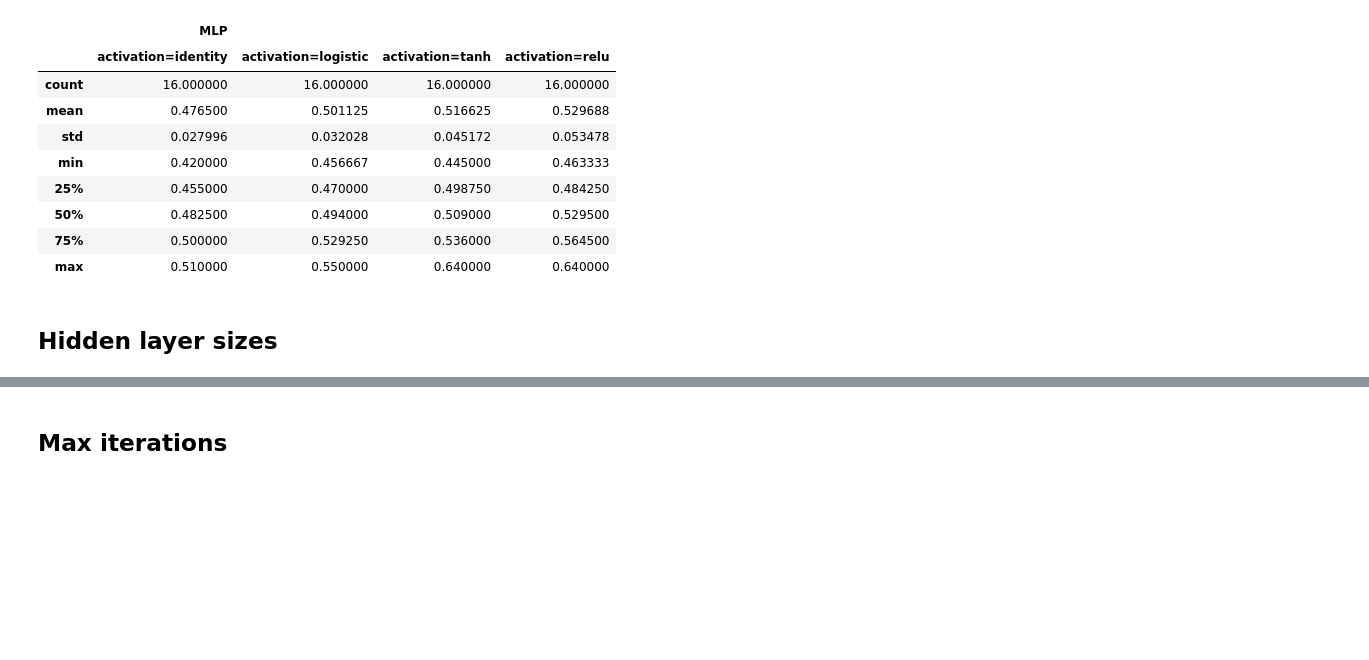
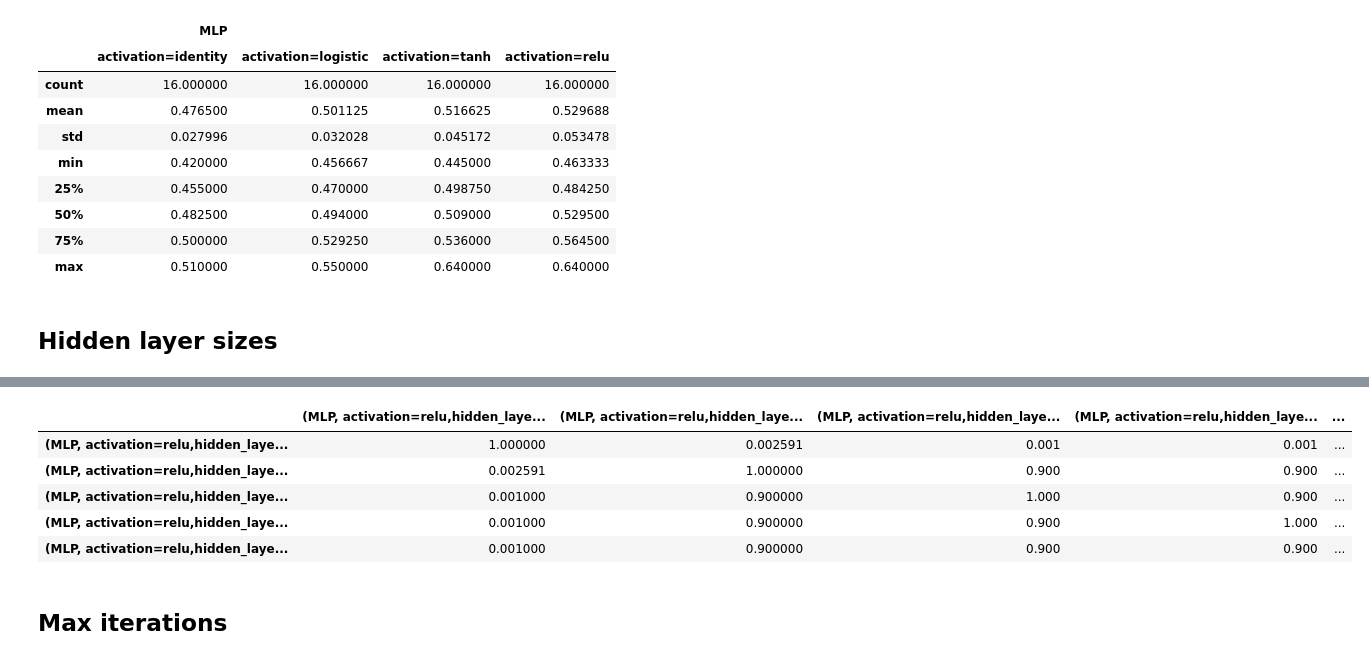
Before and after one commit to BrunoRammon/gato-cachorro_classificacao_de_racas, a Jupyter notebook: train_validate_models.ipynb, the cells around one changed output, grey strips where cells are left out. Cells and saved outputs as stored; diff of their text form; code cells hidden in the pictures; blank space fills up the shorter version.

```diff
--- a/train_validate_models.ipynb
+++ b/train_validate_models.ipynb
@@ -811,3 +801,15 @@ df_acc_mlp_hls.describe()
+# %%
+nemenyi_p = sp.posthoc_nemenyi_friedman(np.array([df_acc_mlp_hls[col] for col in df_acc_mlp_hls.columns]).T)
+nemenyi_p.index = [col for col in df_acc_mlp_hls.columns]
+nemenyi_p.columns = [col for col in df_acc_mlp_hls.columns]
+nemenyi_p
+# %% [output]
+|  | (MLP, activation=relu,hidden_laye... | (MLP, activation=relu,hidden_laye... | (MLP, activation=relu,hidden_laye... | (MLP, activation=relu,hidden_laye... | ... |
+| (MLP, activation=relu,hidden_laye... | 1.000000 | 0.002591 | 0.001 | 0.001 | ... |
+| (MLP, activation=relu,hidden_laye... | 0.002591 | 1.000000 | 0.900 | 0.900 | ... |
+| (MLP, activation=relu,hidden_laye... | 0.001000 | 0.900000 | 1.000 | 0.900 | ... |
+| (MLP, activation=relu,hidden_laye... | 0.001000 | 0.900000 | 0.900 | 1.000 | ... |
+| (MLP, activation=relu,hidden_laye... | 0.001000 | 0.900000 | 0.900 | 0.900 | ... |
 # %% [markdown]
 ## Max iterations
 # %%
```
Also changed, not shown: parts of 31 cells of this notebook, 11 other files.
